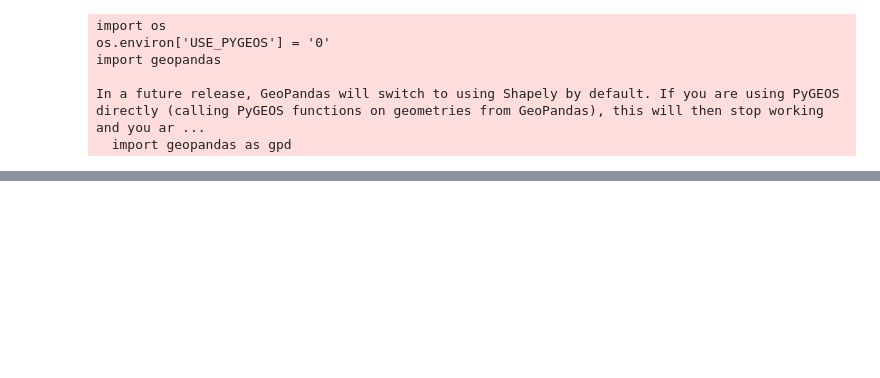
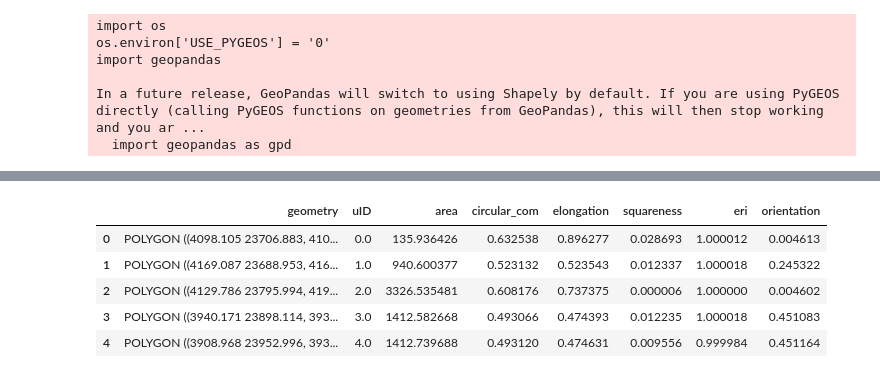
Before and after one commit to virgilxw/momepy-test, a Jupyter notebook: processor/6-Morphometrics.ipynb, the cells around one changed output, grey strips where cells are left out. Cells and saved outputs as stored; diff of their text form; code cells hidden in the pictures; blank space fills up the shorter version.

```diff
--- a/processor/6-Morphometrics.ipynb
+++ b/processor/6-Morphometrics.ipynb
@@ -184,18 +236,27 @@ primal = momepy.straightness_centrality(primal)
 
 # edges_d = momepy.nx_to_gdf(dual)
 # %%
-# # Find the uIDs in tessellation that are not in buildings
-# tessellation_uids = set(tessellation['uID'])
-# buildings_uids = set(buildings['uID'])
-# new_uids = tessellation_uids - buildings_uids
+# Find the uIDs in tessellation that are not in buildings
+tessellation_uids = set(tessellation['uID'])
+buildings_uids = set(buildings['uID'])
+new_uids = tessellation_uids - buildings_uids
 
-# # Create a new GeoDataFrame with the new uIDs and empty geometry
-# new_rows = pd.DataFrame({'uID': list(new_uids)})
-# new_rows['geometry'] = None
-# new_gdf = gpd.GeoDataFrame(new_rows, crs=buildings.crs)
+# Create a new GeoDataFrame with the new uIDs and empty geometry
+new_rows = pd.DataFrame({'uID': list(new_uids)})
+new_rows['geometry'] = None
+new_gdf = gpd.GeoDataFrame(new_rows, crs=buildings.crs)
 
-# # Append the new GeoDataFrame to buildings
-# buildings = pd.concat([buildings, new_gdf], ignore_index=True)
+# Append the new GeoDataFrame to buildings
+buildings = pd.concat([buildings, new_gdf], ignore_index=True)
+# %%
+buildings.head()
+# %% [output]
+|  | geometry | uID | area | circular_com | elongation | squareness | eri | orientation |
+| 0 | POLYGON ((4098.105 23706.883, 410... | 0.0 | 135.936426 | 0.632538 | 0.896277 | 0.028693 | 1.000012 | 0.004613 |
+| 1 | POLYGON ((4169.087 23688.953, 416... | 1.0 | 940.600377 | 0.523132 | 0.523543 | 0.012337 | 1.000018 | 0.245322 |
+| 2 | POLYGON ((4129.786 23795.994, 419... | 2.0 | 3326.535481 | 0.608176 | 0.737375 | 0.000006 | 1.000000 | 0.004602 |
+| 3 | POLYGON ((3940.171 23898.114, 393... | 3.0 | 1412.582668 | 0.493066 | 0.474393 | 0.012235 | 1.000018 | 0.451083 |
+| 4 | POLYGON ((3908.968 23952.996, 393... | 4.0 | 1412.739688 | 0.493120 | 0.474631 | 0.009556 | 0.999984 | 0.451164 |
 # %%
 circular_compactness = momepy.CircularCompactness(buildings)
 buildings['weighted_circom'] = momepy.WeightedCharacter(
```
Also changed, not shown: parts of 25 cells of this notebook, 2 other files.
